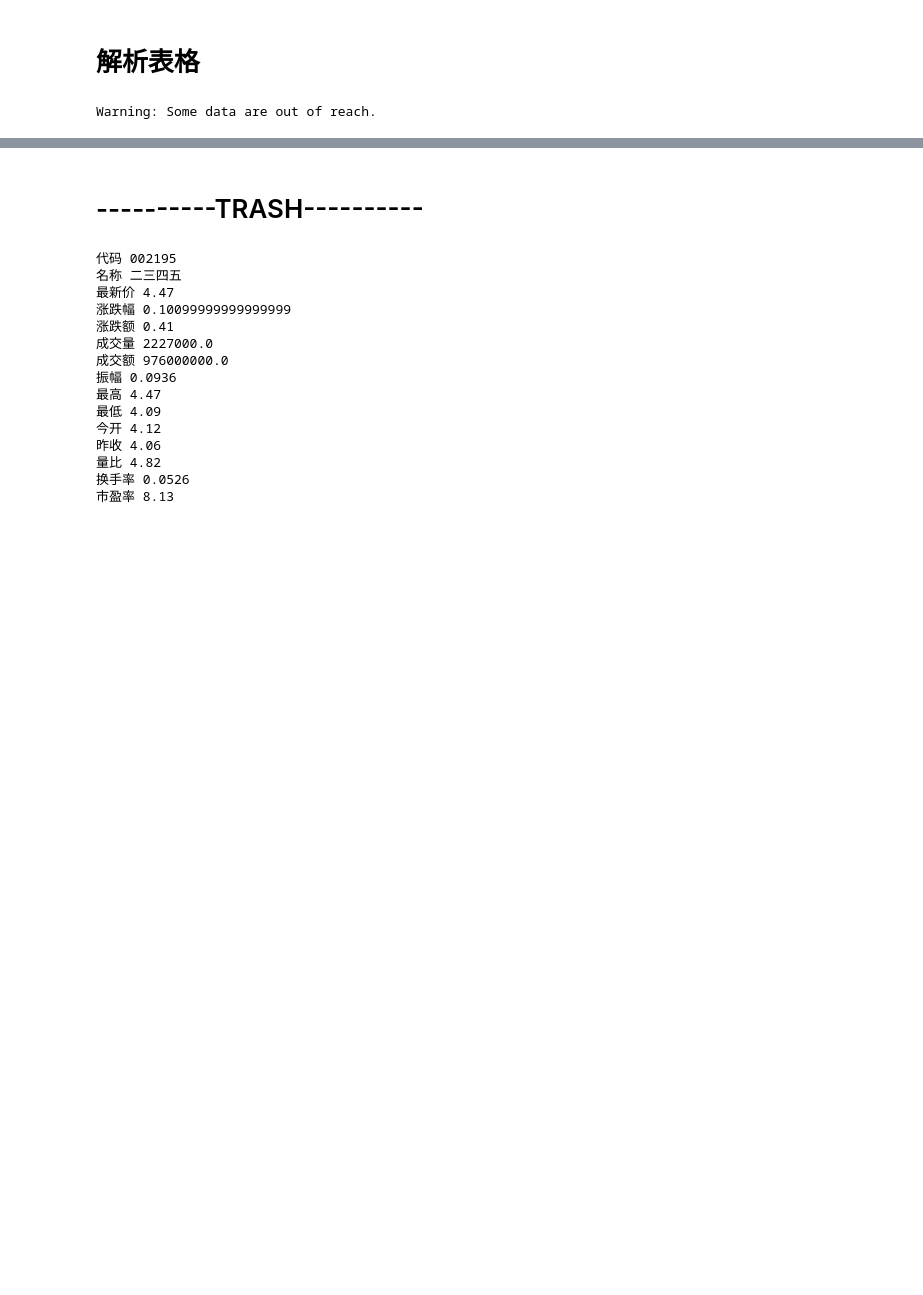
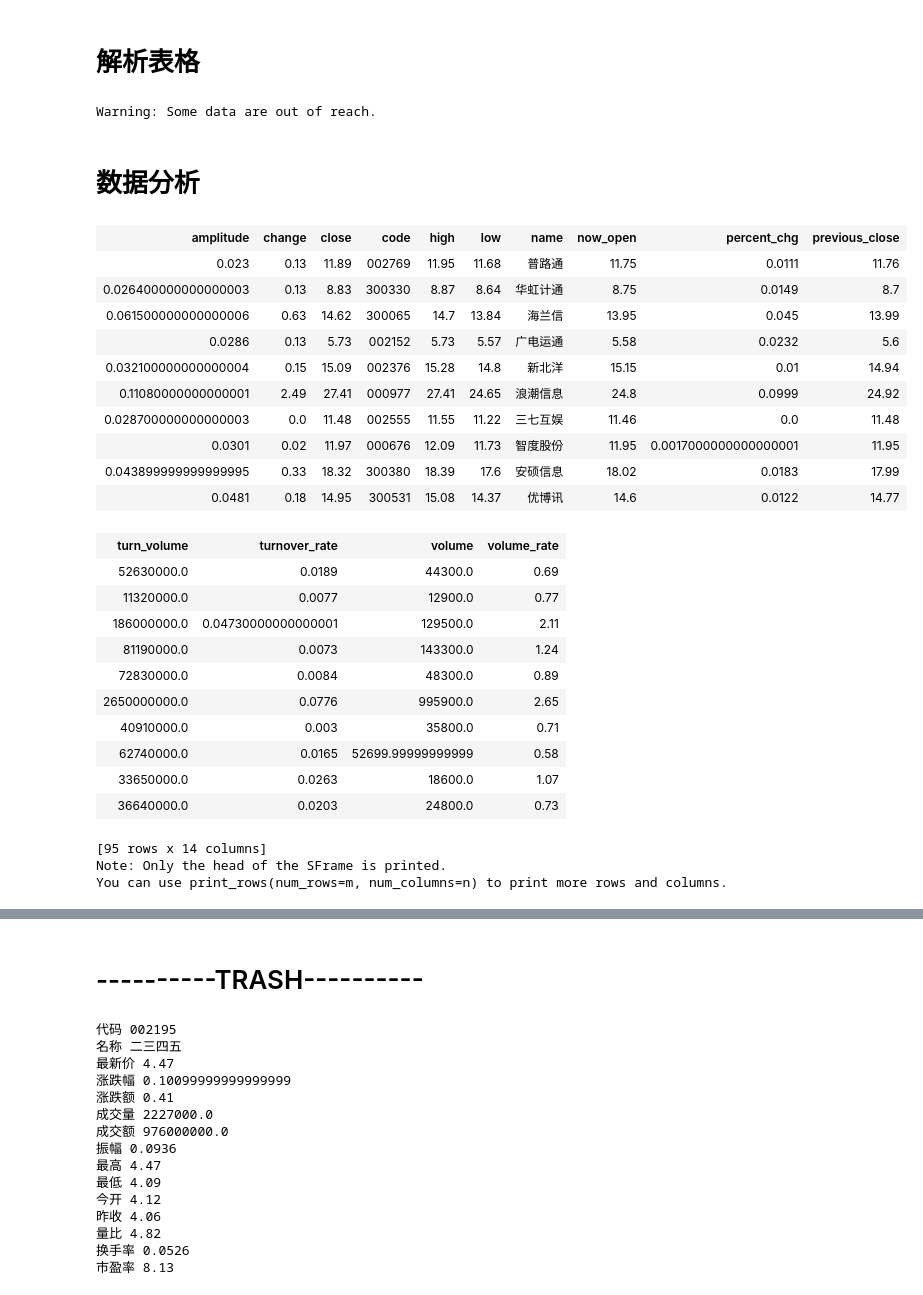
Before and after one commit to wu-hongjun/Eastmoney-Crawler, a Jupyter notebook: MainDataAnalyzer/MainDataCollector.ipynb, the cells around one changed output, grey strips where cells are left out. Saved outputs shown, nothing was run; the diff lists cells and outputs as text; code cells hidden in the pictures; blank space fills up the shorter version.

```diff
--- a/MainDataAnalyzer/MainDataCollector.ipynb
+++ b/MainDataAnalyzer/MainDataCollector.ipynb
@@ -136,6 +137,7 @@ def makeData(topic, SFrame):
         counter += 1
 
     SFrame = SFrame[1:len(SFrame)] # 删掉占位符
+    SFrame = SFrame.unique()
     return SFrame
 
 # 创建占位符的函数, 因为SFrame不允许创建空行，于是预先准备占位符用于定义各列数据类型。
@@ -161,3 +163,33 @@ material = makeData('新材料', material)
 tech = makeData('全息技术', tech)
 # %% [output]
 Warning: Some data are out of reach.
+# %% [markdown]
+# 数据分析
+# %%
+info
+# %% [output]
+| amplitude | change | close | code | high | low | name | now_open | percent_chg | previous_close |
+| 0.023 | 0.13 | 11.89 | 002769 | 11.95 | 11.68 | 普路通 | 11.75 | 0.0111 | 11.76 |
+| 0.026400000000000003 | 0.13 | 8.83 | 300330 | 8.87 | 8.64 | 华虹计通 | 8.75 | 0.0149 | 8.7 |
+| 0.061500000000000006 | 0.63 | 14.62 | 300065 | 14.7 | 13.84 | 海兰信 | 13.95 | 0.045 | 13.99 |
+| 0.0286 | 0.13 | 5.73 | 002152 | 5.73 | 5.57 | 广电运通 | 5.58 | 0.0232 | 5.6 |
+| 0.032100000000000004 | 0.15 | 15.09 | 002376 | 15.28 | 14.8 | 新北洋 | 15.15 | 0.01 | 14.94 |
+| 0.11080000000000001 | 2.49 | 27.41 | 000977 | 27.41 | 24.65 | 浪潮信息 | 24.8 | 0.0999 | 24.92 |
+| 0.028700000000000003 | 0.0 | 11.48 | 002555 | 11.55 | 11.22 | 三七互娱 | 11.46 | 0.0 | 11.48 |
+| 0.0301 | 0.02 | 11.97 | 000676 | 12.09 | 11.73 | 智度股份 | 11.95 | 0.0017000000000000001 | 11.95 |
+| 0.043899999999999995 | 0.33 | 18.32 | 300380 | 18.39 | 17.6 | 安硕信息 | 18.02 | 0.0183 | 17.99 |
+| 0.0481 | 0.18 | 14.95 | 300531 | 15.08 | 14.37 | 优博讯 | 14.6 | 0.0122 | 14.77 |
+| turn_volume | turnover_rate | volume | volume_rate |
+| 52630000.0 | 0.0189 | 44300.0 | 0.69 |
+| 11320000.0 | 0.0077 | 12900.0 | 0.77 |
+| 186000000.0 | 0.04730000000000001 | 129500.0 | 2.11 |
+| 81190000.0 | 0.0073 | 143300.0 | 1.24 |
+| 72830000.0 | 0.0084 | 48300.0 | 0.89 |
+| 2650000000.0 | 0.0776 | 995900.0 | 2.65 |
+| 40910000.0 | 0.003 | 35800.0 | 0.71 |
+| 62740000.0 | 0.0165 | 52699.99999999999 | 0.58 |
+| 33650000.0 | 0.0263 | 18600.0 | 1.07 |
+| 36640000.0 | 0.0203 | 24800.0 | 0.73 |
+[95 rows x 14 columns]
+Note: Only the head of the SFrame is printed.
+You can use print_rows(num_rows=m, num_columns=n) to print more rows and columns.
```
Also changed, not shown: parts of 4 cells of this notebook.
